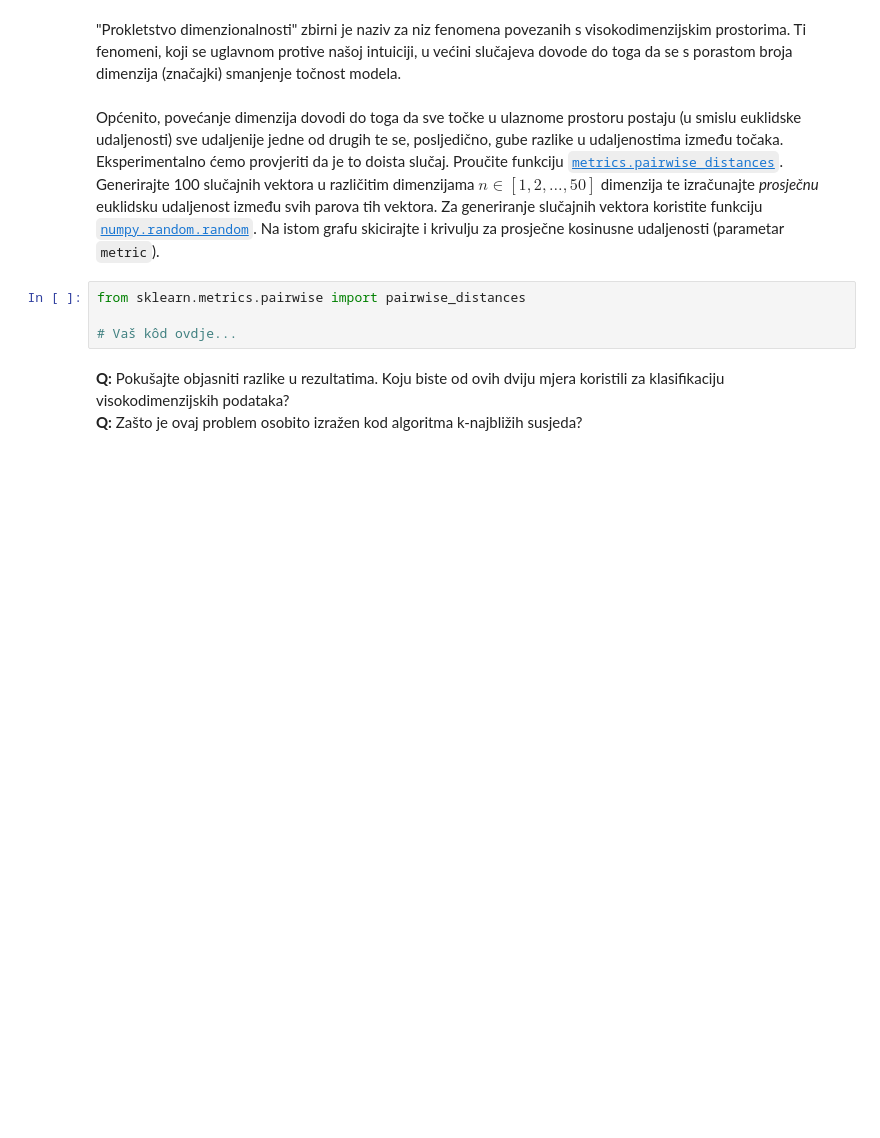
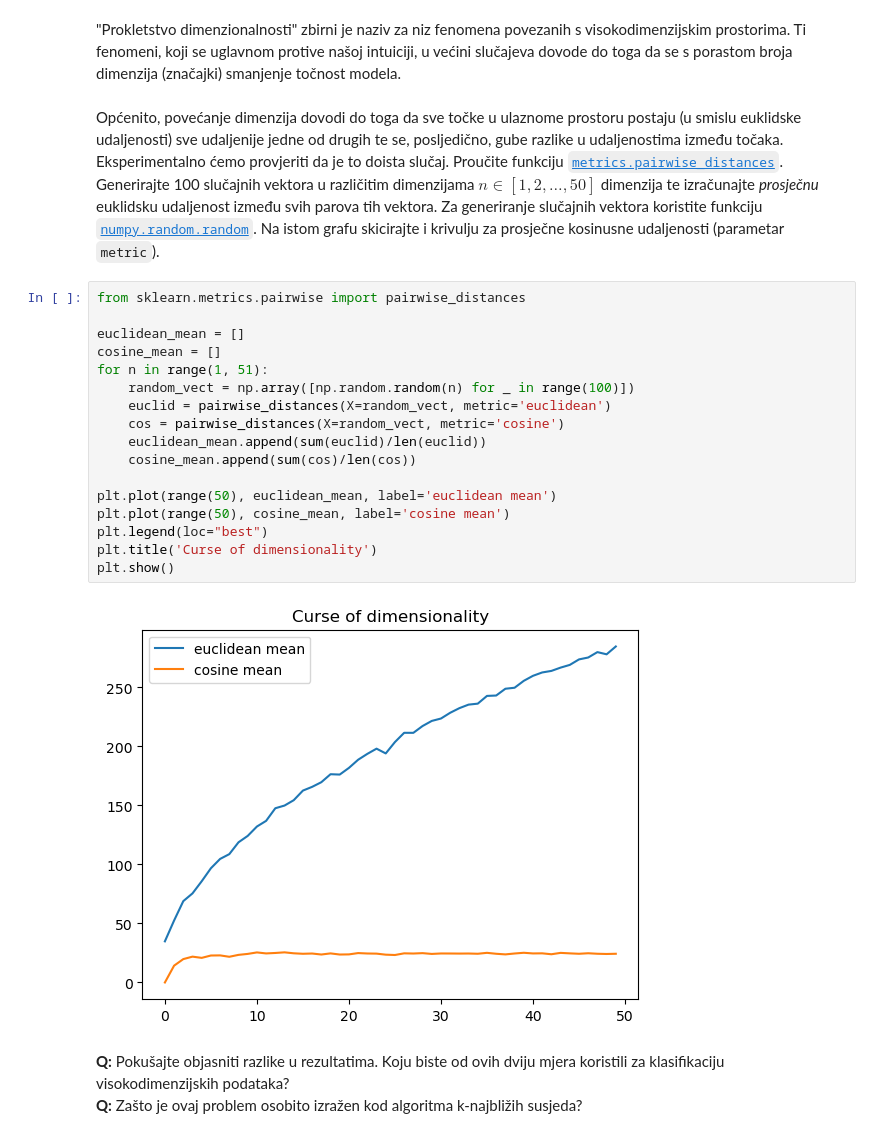
Before and after one commit to IvaGoluza/machine_learning, a Jupyter notebook: SU1-2023-LAB3.ipynb, the cells around one changed output. Drawn from its saved outputs; the diff is of its cells as text; blank space fills up the shorter version.

```diff
--- a/SU1-2023-LAB3.ipynb
+++ b/SU1-2023-LAB3.ipynb
@@ -601,10 +636,25 @@ Koristite funkciju `mlutils.knn_eval` na dva načina. U oba koristite $N=1000$ p
 "Prokletstvo dimenzionalnosti" zbirni je naziv za niz fenomena povezanih s visokodimenzijskim prostorima. Ti fenomeni, koji se uglavnom protive našoj intuiciji, u većini slučajeva dovode do toga da se s porastom broja dimenzija (značajki) smanjenje točnost modela.
 # %% [markdown]
 Općenito, povećanje dimenzija dovodi do toga da sve točke u ulaznome prostoru postaju (u smislu euklidske udaljenosti) sve udaljenije jedne od drugih te se, posljedično, gube razlike u udaljenostima između točaka. Eksperimentalno ćemo provjeriti da je to doista slučaj. Proučite funkciju [`metrics.pairwise_distances`](http://scikit-learn.org/stable/modules/generated/sklearn.metrics.pairwise_distances.html). Generirajte 100 slučajnih vektora u različitim dimenzijama $n\in[1,2,\ldots,50]$ dimenzija te izračunajte *prosječnu* euklidsku udaljenost između svih parova tih vektora. Za generiranje slučajnih vektora koristite funkciju [`numpy.random.random`](https://numpy.org/doc/stable/reference/random/generated/numpy.random.random.html). Na istom grafu skicirajte i krivulju za prosječne kosinusne udaljenosti (parametar `metric`).
-# %%
-from sklearn.metrics.pairwise import pairwise_distances
-
-# Vaš kôd ovdje...
+# %%
+from sklearn.metrics.pairwise import pairwise_distances
+
+euclidean_mean = []
+cosine_mean = []
+for n in range(1, 51):
+    random_vect = np.array([np.random.random(n) for _ in range(100)])
+    euclid = pairwise_distances(X=random_vect, metric='euclidean')
+    cos = pairwise_distances(X=random_vect, metric='cosine')
+    euclidean_mean.append(sum(euclid)/len(euclid))
+    cosine_mean.append(sum(cos)/len(cos))
+
+plt.plot(range(50), euclidean_mean, label='euclidean mean')
+plt.plot(range(50), cosine_mean, label='cosine mean')
+plt.legend(loc="best")
+plt.title('Curse of dimensionality')
+plt.show()
+# %% [output]
+[figure, added]
 # %% [markdown]
 **Q:** Pokušajte objasniti razlike u rezultatima. Koju biste od ovih dviju mjera koristili za klasifikaciju visokodimenzijskih podataka?
 **Q:** Zašto je ovaj problem osobito izražen kod algoritma k-najbližih susjeda?
```
Also changed, not shown: parts of 10 cells of this notebook.
